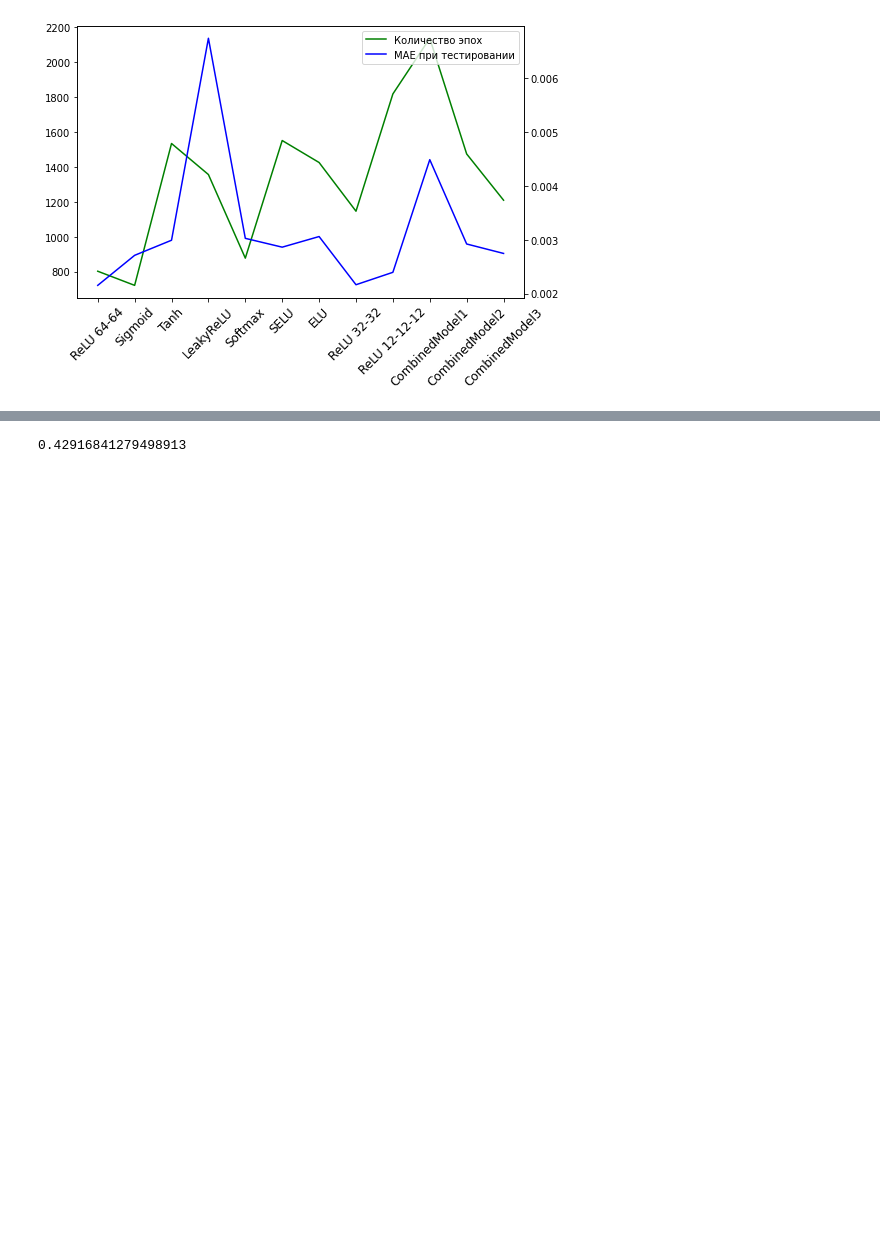
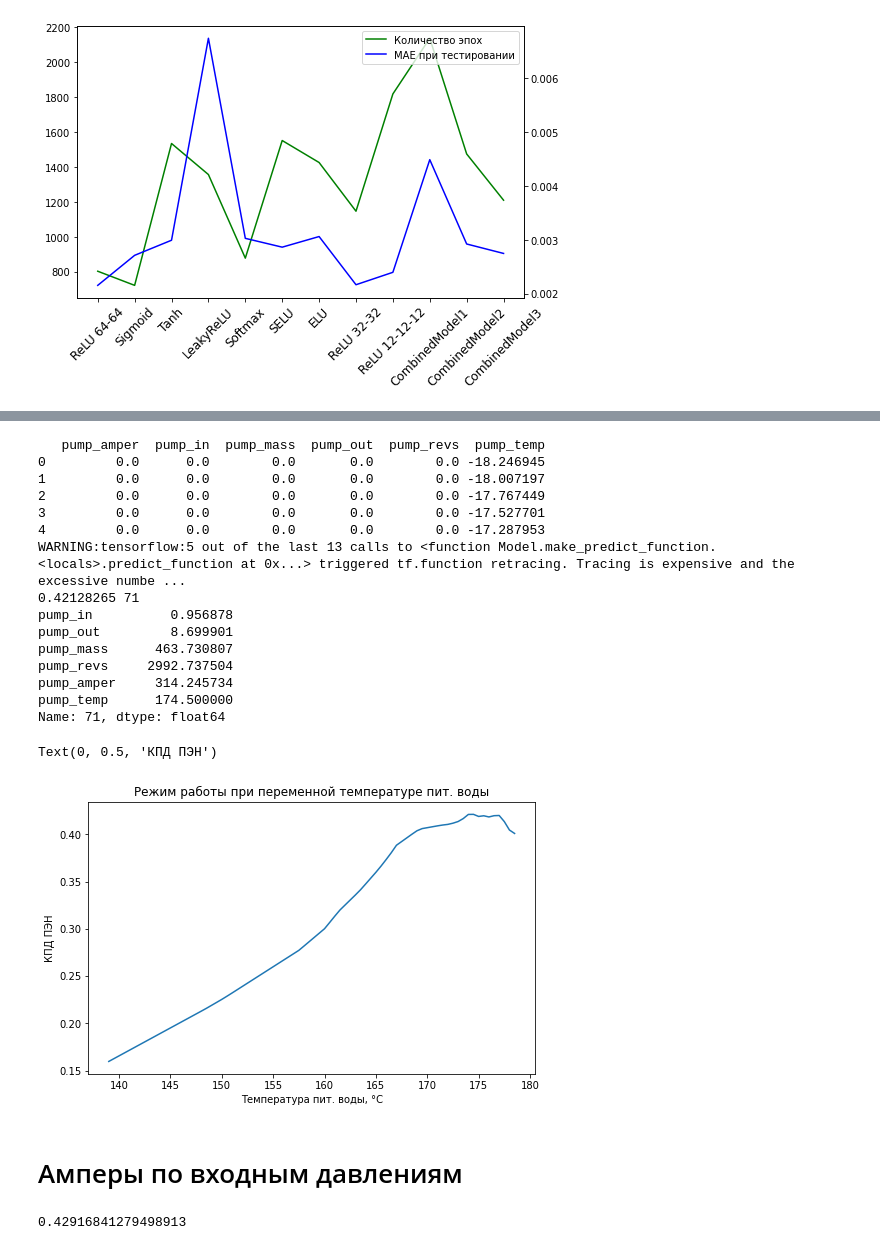
Before and after one commit to edodo1337/diplom, a Jupyter notebook: research/Диплом copy.ipynb, the cells around one changed output, grey strips where cells are left out. Cells and saved outputs as stored; diff of their text form; code cells hidden in the pictures; blank space fills up the shorter version.

```diff
--- a/research/Диплом copy.ipynb
+++ b/research/Диплом copy.ipynb
@@ -1920,3 +2002,62 @@ ax1.set_xticklabels(new_xticks, fontsize=12, rotation=45)
+# %%
+test_dataset = case1_input_df.copy()
+
+test_stats = pumps_filtred_df.describe().transpose()
+
+def norm(x):
+    return (x - test_stats['mean']) / test_stats['std']
+
+normed_test_data = norm(test_dataset)
+normed_test_data.pop('pump_eff')
+
+# normed_test_data['pump_temp'] = normed_test_data['pump_temp'].apply(lambda x:0)
+
+
+# new_temps = [normed_test_data['pump_temp'].min()+]
+
+
+print(normed_test_data.head())
+
+
+title = 'ReLU 64-64'
+my_path = os.path.abspath(os.getcwd())
+directory=  f'{my_path}/{title}'
+model = keras.models.load_model(directory)
+# loss, mae, mse = model.evaluate(normed_test_data, test_labels, verbose=2)
+# print("Testing set (#{}) MAE: {:5.10f}, MSE: {:5.10f}".format(title, mae, mse))
+test_predictions = model.predict(normed_test_data).flatten()
+
+print(test_predictions.max(), test_predictions.argmax())
+print(case1_input_df.loc[71])
+
+plt.plot(case1_input_df['pump_temp'], test_predictions)
+plt.title('Режим работы при переменной температуре пит. воды')
+plt.xlabel('Температура пит. воды, °C')
+plt.ylabel('КПД ПЭН')
+
+# unnormed = (test_predictions*pumps_filtred_df['pump_eff'].std()+pumps_filtred_df['pump_eff'].mean())
+# print(unnormed.max())
+# test_predictions
+# %% [output]
+   pump_amper  pump_in  pump_mass  pump_out  pump_revs  pump_temp
+0         0.0      0.0        0.0       0.0        0.0 -18.246945
+1         0.0      0.0        0.0       0.0        0.0 -18.007197
+2         0.0      0.0        0.0       0.0        0.0 -17.767449
+3         0.0      0.0        0.0       0.0        0.0 -17.527701
+4         0.0      0.0        0.0       0.0        0.0 -17.287953
+WARNING:tensorflow:5 out of the last 13 calls to <function Model.make_predict_function.<locals>.predict_function at 0x...> triggered tf.function retracing. Tracing is expensive and the excessive numbe ...
+0.42128265 71
+pump_in          0.956878
+pump_out         8.699901
+pump_mass      463.730807
+pump_revs     2992.737504
+pump_amper     314.245734
+pump_temp      174.500000
+Name: 71, dtype: float64
+Text(0, 0.5, 'КПД ПЭН')
+[figure, added]
+# %% [markdown]
+<h1>Амперы по входным давлениям</h1>
 # %%
 pump_eff = []
 pump_temp = []
```
Also changed, not shown: parts of 26 cells of this notebook, 24 other files.
